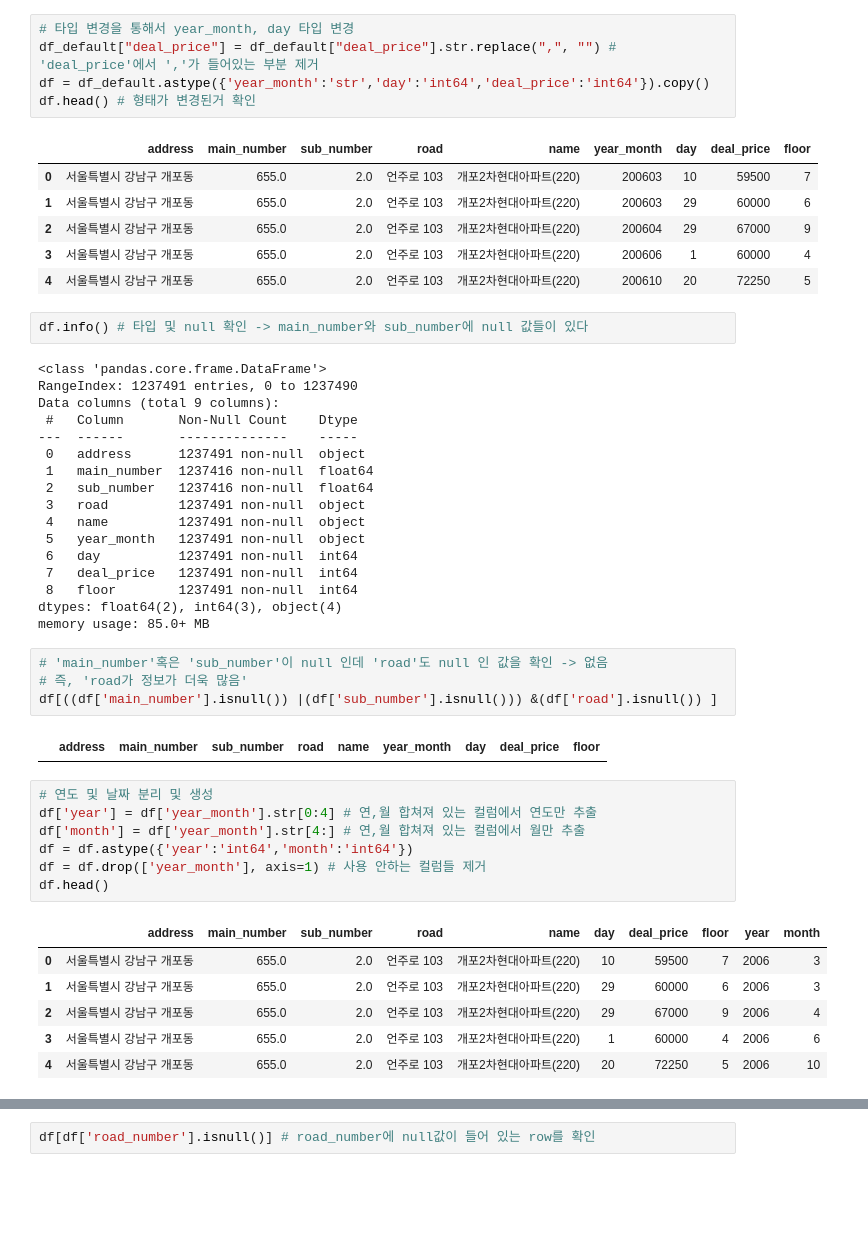
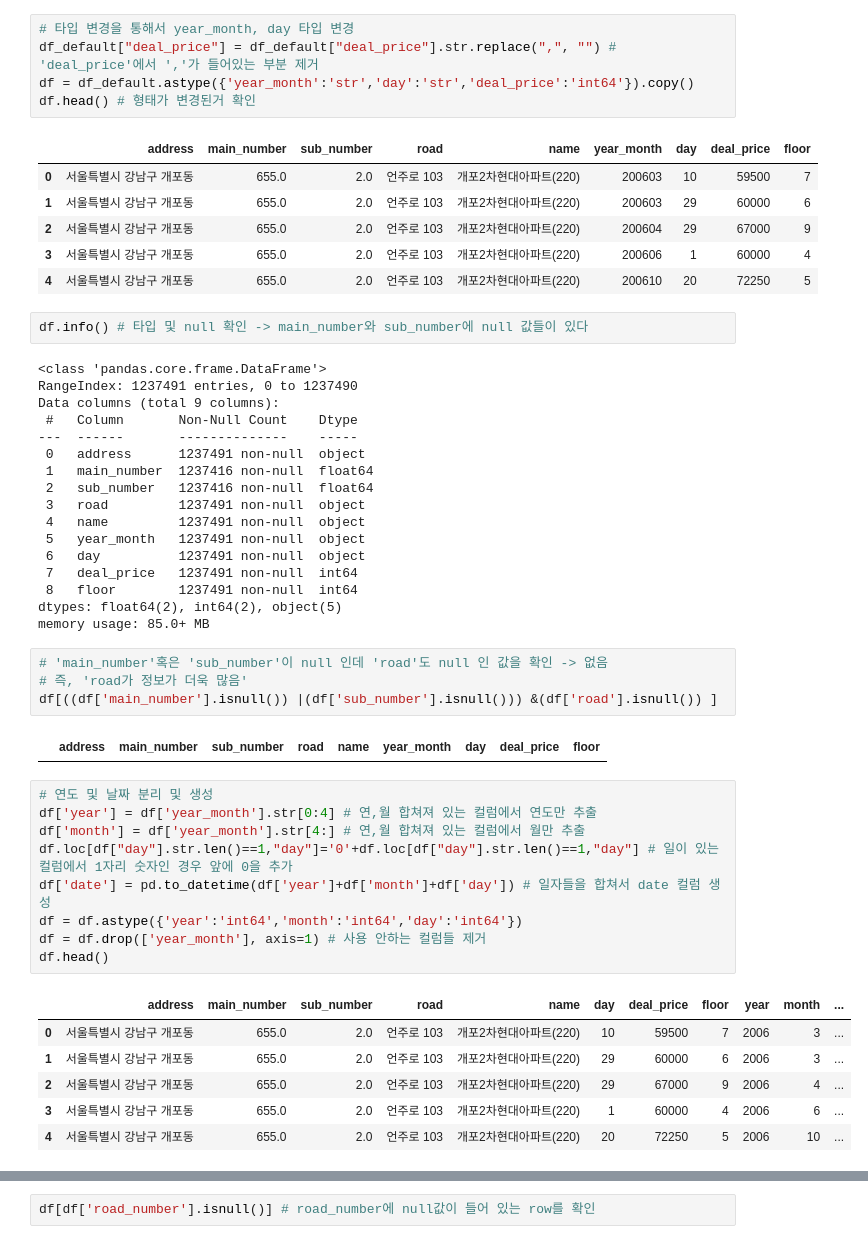
Before and after one commit to Ryong1998/house_price, a Jupyter notebook: apartment_deal.ipynb, the cells around one changed output, grey strips where cells are left out. Saved outputs shown, nothing was run; the diff lists cells and outputs as text; blank space fills up the shorter version.

Commit message:
date 컬럼 필요해서 다시 추가

```diff
--- a/apartment_deal.ipynb
+++ b/apartment_deal.ipynb
@@ -99,7 +99,7 @@ df_default.head() # 잘 걸러졌는지 확인
 # %%
 # 타입 변경을 통해서 year_month, day 타입 변경
 df_default["deal_price"] = df_default["deal_price"].str.replace(",", "") # 'deal_price'에서 ','가 들어있는 부분 제거
-df = df_default.astype({'year_month':'str','day':'int64','deal_price':'int64'}).copy()
+df = df_default.astype({'year_month':'str','day':'str','deal_price':'int64'}).copy()
 df.head() # 형태가 변경된거 확인
 # %% [output]
 |  | address | main_number | sub_number | road | name | year_month | day | deal_price | floor |
@@ -122,10 +122,10 @@ Data columns (total 9 columns):
  3   road         1237491 non-null  object
  4   name         1237491 non-null  object
  5   year_month   1237491 non-null  object
- 6   day          1237491 non-null  int64
+ 6   day          1237491 non-null  object
  7   deal_price   1237491 non-null  int64
  8   floor        1237491 non-null  int64
-dtypes: float64(2), int64(3), object(4)
+dtypes: float64(2), int64(2), object(5)
 memory usage: 85.0+ MB
 # %%
 # 'main_number'혹은 'sub_number'이 null 인데 'road'도 null 인 값을 확인 -> 없음
@@ -136,17 +136,19 @@ df[((df['main_number'].isnull()) |(df['sub_number'].isnull())) &(df['road'].isnu
 # %%
 # 연도 및 날짜 분리 및 생성
 df['year'] = df['year_month'].str[0:4] # 연,월 합쳐져 있는 컬럼에서 연도만 추출
 df['month'] = df['year_month'].str[4:] # 연,월 합쳐져 있는 컬럼에서 월만 추출
-df = df.astype({'year':'int64','month':'int64'})
+df.loc[df["day"].str.len()==1,"day"]='0'+df.loc[df["day"].str.len()==1,"day"] # 일이 있는 컬럼에서 1자리 숫자인 경우 앞에 0을 추가
+df['date'] = pd.to_datetime(df['year']+df['month']+df['day']) # 일자들을 합쳐서 date 컬럼 생성
+df = df.astype({'year':'int64','month':'int64','day':'int64'})
 df = df.drop(['year_month'], axis=1) # 사용 안하는 컬럼들 제거
 df.head()
 # %% [output]
-|  | address | main_number | sub_number | road | name | day | deal_price | floor | year | month |
-| 0 | 서울특별시 강남구 개포동 | 655.0 | 2.0 | 언주로 103 | 개포2차현대아파트(220) | 10 | 59500 | 7 | 2006 | 3 |
-| 1 | 서울특별시 강남구 개포동 | 655.0 | 2.0 | 언주로 103 | 개포2차현대아파트(220) | 29 | 60000 | 6 | 2006 | 3 |
-| 2 | 서울특별시 강남구 개포동 | 655.0 | 2.0 | 언주로 103 | 개포2차현대아파트(220) | 29 | 67000 | 9 | 2006 | 4 |
-| 3 | 서울특별시 강남구 개포동 | 655.0 | 2.0 | 언주로 103 | 개포2차현대아파트(220) | 1 | 60000 | 4 | 2006 | 6 |
-| 4 | 서울특별시 강남구 개포동 | 655.0 | 2.0 | 언주로 103 | 개포2차현대아파트(220) | 20 | 72250 | 5 | 2006 | 10 |
+|  | address | main_number | sub_number | road | name | day | deal_price | floor | year | month | ... |
+| 0 | 서울특별시 강남구 개포동 | 655.0 | 2.0 | 언주로 103 | 개포2차현대아파트(220) | 10 | 59500 | 7 | 2006 | 3 | ... |
+| 1 | 서울특별시 강남구 개포동 | 655.0 | 2.0 | 언주로 103 | 개포2차현대아파트(220) | 29 | 60000 | 6 | 2006 | 3 | ... |
+| 2 | 서울특별시 강남구 개포동 | 655.0 | 2.0 | 언주로 103 | 개포2차현대아파트(220) | 29 | 67000 | 9 | 2006 | 4 | ... |
+| 3 | 서울특별시 강남구 개포동 | 655.0 | 2.0 | 언주로 103 | 개포2차현대아파트(220) | 1 | 60000 | 4 | 2006 | 6 | ... |
+| 4 | 서울특별시 강남구 개포동 | 655.0 | 2.0 | 언주로 103 | 개포2차현대아파트(220) | 20 | 72250 | 5 | 2006 | 10 | ... |
 # %%
 df.info()
 # %% [output]
```
Also changed, not shown: parts of 10 cells of this notebook.
